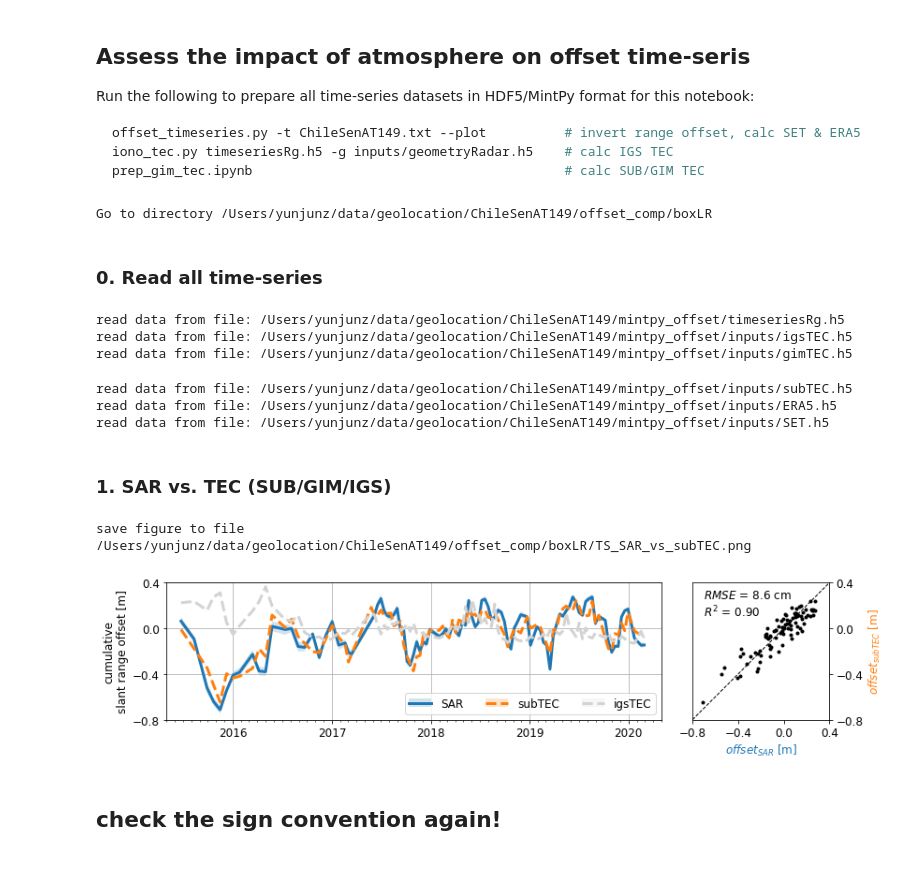
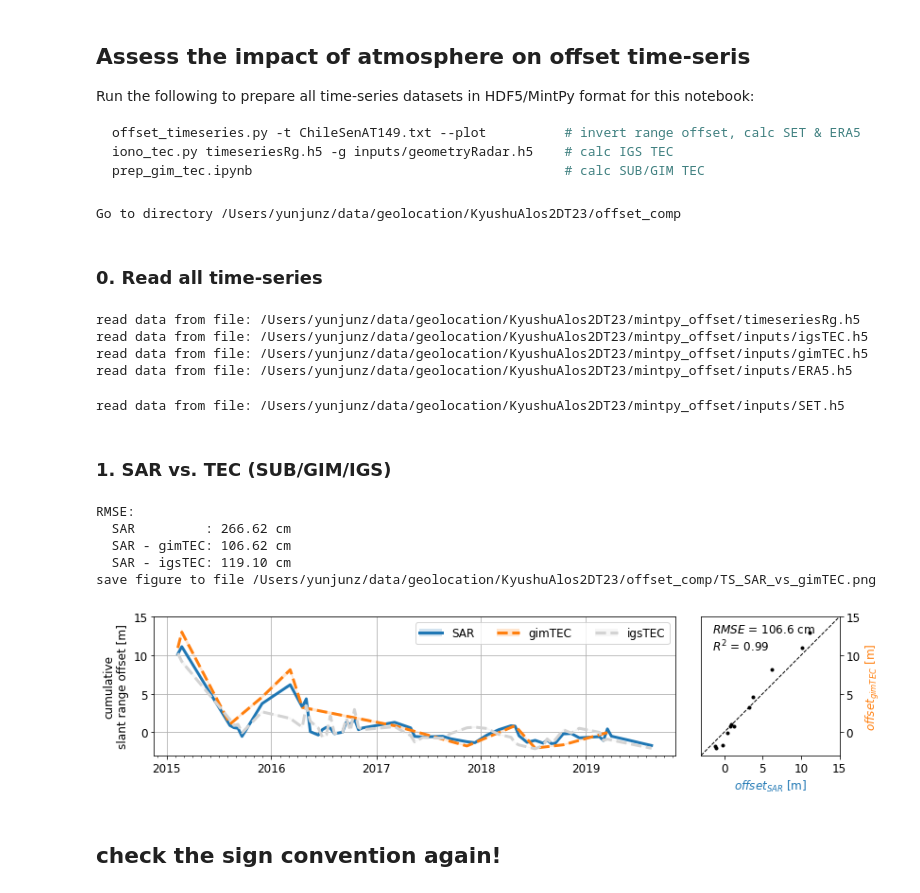
Before and after one commit to yunjunz/2022-Geolocation, a Jupyter notebook: offset_comp.ipynb, the cells around one changed output. Saved outputs shown, nothing was run; the diff lists cells and outputs as text; code cells hidden in the pictures.

```diff
--- a/offset_comp.ipynb
+++ b/offset_comp.ipynb
@@ -30,24 +30,28 @@ save = True
 win = 9  # size of the window of interest where the median offset is calculated
 lalo = [-21.29, -69.58]; box_suffix = 'boxCL'   # box in the center left with low  altitude; box = (10,  55,  20, 70) for SenAT149
 lalo = [-21.30, -67.39]; box_suffix = 'boxLR'   # box in the lower right with high altitude; box = (200, 15, 215, 30) for SenAT149
+lalo = None; box_suffix = None
 
 # dir
 proj_dir = os.path.expanduser('~/data/geolocation/ChileSenAT149')
 #proj_dir = os.path.expanduser('~/data/geolocation/ChileSenDT156')
+proj_dir = os.path.expanduser('~/data/geolocation/KyushuAlos2DT23')
 proj_name = os.path.basename(proj_dir)
 
-work_dir = os.path.join(proj_dir, 'offset_comp', box_suffix)
+work_dir = os.path.join(proj_dir, 'offset_comp')
+if box_suffix is not None:
+    work_dir = os.path.join(work_dir, box_suffix)
 os.chdir(work_dir)
 print('Go to directory', work_dir)
 
 # matplotlib setup
 plt.rcParams.update({'font.size': 12})
-if proj_name == 'ChileSenAT149':
+if proj_name == 'ChileSenDT156':
+    plt.rcParams.update({'lines.linewidth': 1.5})
+else:
     plt.rcParams.update({'lines.linewidth': 3.0})
-else:
-    plt.rcParams.update({'lines.linewidth': 1.5})
 # %% [output]
-Go to directory /Users/yunjunz/data/geolocation/ChileSenAT149/offset_comp/boxLR
+Go to directory /Users/yunjunz/data/geolocation/KyushuAlos2DT23/offset_comp
 # %% [markdown]
 ### 0. Read all time-series
 # %%
@@ -66,11 +70,14 @@ date_list = timeseries(sar_file).get_date_list()
 num_date = len(date_list)
 
 # lalo --> box
-atr = readfile.read_attribute(sar_file)
-coord = ut.coordinate(atr, lookup_file=geom_file)
-y, x = coord.geo2radar(lalo[0], lalo[1])[:2]
-win2 = int(win/2)
-box = (x-win, y-win, x+win+1, y+win+1)
+if lalo is None:
+    box = None
+else:
+    atr = readfile.read_attribute(sar_file)
+    coord = ut.coordinate(atr, lookup_file=geom_file)
+    y, x = coord.geo2radar(lalo[0], lalo[1])[:2]
+    win2 = int(win/2)
+    box = (x-win, y-win, x+win+1, y+win+1)
 
 # read data files into iDict
 iDict = {}
@@ -109,12 +116,11 @@ tec_type = os.path.splitext(os.path.basename(tec_file))[0]
 fnames = [sar_file, tec_file, set_file, era_file]
 labels = ['SAR'] + [os.path.splitext(os.path.basename(i))[0] for i in fnames[1:]]
 # %% [output]
-read data from file: /Users/yunjunz/data/geolocation/ChileSenAT149/mintpy_offset/timeseriesRg.h5
-read data from file: /Users/yunjunz/data/geolocation/ChileSenAT149/mintpy_offset/inputs/igsTEC.h5
-read data from file: /Users/yunjunz/data/geolocation/ChileSenAT149/mintpy_offset/inputs/gimTEC.h5
+read data from file: /Users/yunjunz/data/geolocation/KyushuAlos2DT23/mintpy_offset/timeseriesRg.h5
+read data from file: /Users/yunjunz/data/geolocation/KyushuAlos2DT23/mintpy_offset/inputs/igsTEC.h5
+read data from file: /Users/yunjunz/data/geolocation/KyushuAlos2DT23/mintpy_offset/inputs/gimTEC.h5
+read data from file: /Users/yunjunz/data/geolocation/KyushuAlos2DT23/mintpy_offset/inputs/ERA5.h5
-read data from file: /Users/yunjunz/data/geolocation/ChileSenAT149/mintpy_offset/inputs/subTEC.h5
-read data from file: /Users/yunjunz/data/geolocation/ChileSenAT149/mintpy_offset/inputs/ERA5.h5
-read data from file: /Users/yunjunz/data/geolocation/ChileSenAT149/mintpy_offset/inputs/SET.h5
+read data from file: /Users/yunjunz/data/geolocation/KyushuAlos2DT23/mintpy_offset/inputs/SET.h5
 # %%
 # utils function
 def plot_dot_figure(ax, x, y, xname, yname, vlim, vstep=0.2, fbase='offset'):
@@ -186,35 +192,47 @@ gs  = gridspec.GridSpec(3, 12, figure=fig)
 ax  = fig.add_subplot(gs[:, 0:-3])
 ax2 = fig.add_subplot(gs[:, -3:])
 ps = []
 for i, (y, ye, c, m, lw) in enumerate(zip([y1, y2, y3], [y1e, y2e, y3e], ['C0', 'C1', 'lightgray'], ['-', '--', '--'], [None, 3, 3])):
     flag = ~np.isnan(y)
     y  = np.array(y)[flag]
     ye = np.array(ye)[flag]
     x  = np.array(x1)[flag]
     p0  = ax.fill_between(x, y-ye, y+ye, fc=c, ec='none', alpha=0.2)
     p1, = ax.plot(x, y, m, color=c, ms=6, lw=lw)
     ps.append((p0, p1))
 # axis format
 if proj_name == 'ChileSenAT149':
     vstep = 0.4; ylim = [-0.8, 0.4]; xlim = [dt.datetime(2015, 5, 1), dt.datetime(2020, 5, 1)]
 elif proj_name == 'ChileSenDT156':
     vstep = 0.4; ylim = [-0.4, 0.8]; xlim = None
+elif proj_name == 'KyushuAlos2DT23':
+    vstep = 5;   ylim = [-3, 15]; xlim = None
 adjust_ts_axis_format(ax, x=x1, vstep=vstep, xlim=xlim, ylim=ylim)
 ax.legend(handles=ps, labels=['SAR', tec_type, 'igsTEC'], loc='best', ncol=len(ps))
 
 # plot - dot figure
 plot_dot_figure(ax2, x=y1, y=y2, xname='SAR', yname=tec_type, vlim=ylim, vstep=vstep)
 fig.tight_layout()
 
+# RMSE
+print('RMSE:')
+rmse = ut.root_mean_sq_error(y1);     print('  SAR         : {:.2f} cm'.format(rmse*100))
+rmse = ut.root_mean_sq_error(y1, y2); print('  SAR - {}: {:.2f} cm'.format(tec_type, rmse*100))
+rmse = ut.root_mean_sq_error(y1, y3); print('  SAR - igsTEC: {:.2f} cm'.format(rmse*100))
+
 # output
 out_fig = os.path.join(work_dir, 'TS_SAR_vs_{}.png'.format(tec_type))
 print('save figure to file', out_fig)
 if save:
     plt.savefig(out_fig, bbox_inches='tight', transparent=True, dpi=300)
 plt.show()
 # %% [output]
-save figure to file /Users/yunjunz/data/geolocation/ChileSenAT149/offset_comp/boxLR/TS_SAR_vs_subTEC.png
+RMSE:
+  SAR         : 266.62 cm
+  SAR - gimTEC: 106.62 cm
+  SAR - igsTEC: 119.10 cm
+save figure to file /Users/yunjunz/data/geolocation/KyushuAlos2DT23/offset_comp/TS_SAR_vs_gimTEC.png
-[figure, old version]
+[figure, new version]
 # %% [markdown]
 ## check the sign convention again!
 # %% [markdown]
```
Also changed, not shown: parts of 4 cells of this notebook.
